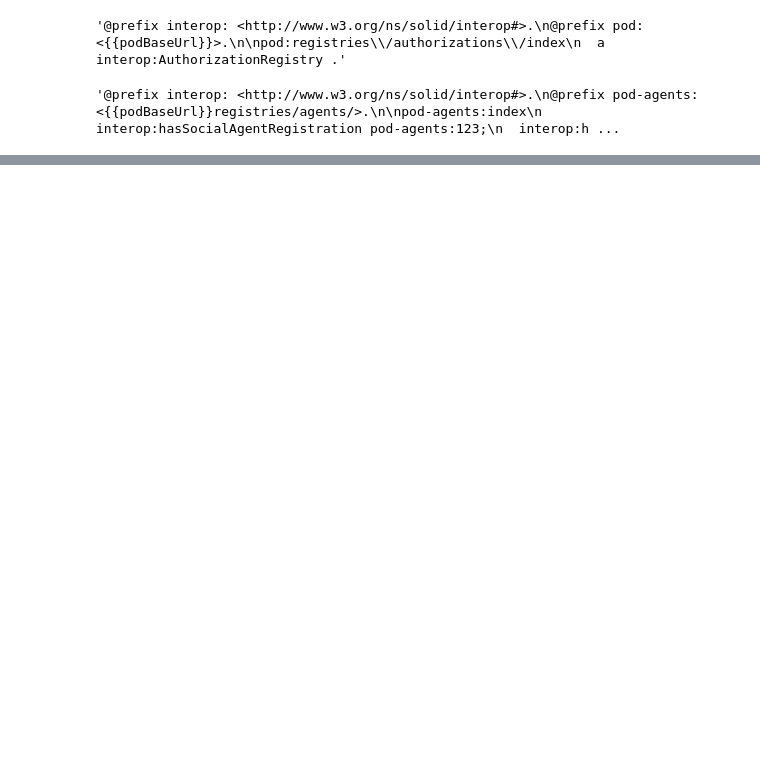
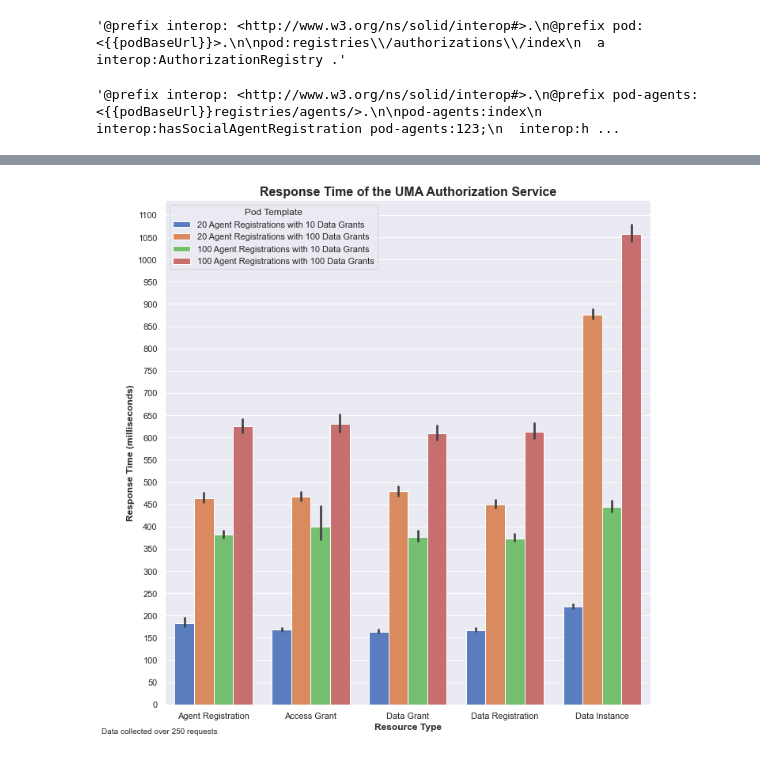
Before and after one commit to laurensdeb/interoperability, a Jupyter notebook: packages/css/templates/generate.ipynb, the cells around one changed output, grey strips where cells are left out. Drawn from its saved outputs; the diff is of its cells as text; code cells hidden in the pictures; blank space fills up the shorter version.

```diff
--- a/packages/css/templates/generate.ipynb
+++ b/packages/css/templates/generate.ipynb
@@ -272,0 +323,10 @@ generateRegistrySet('pod-10_10', 10, 10, 5)
+# %%
+# 50_100
+dummy_authn = 'https%3A%2F%2Fexample.org%2F24:https%3A%2F%2Fexample.org%2Fapp%2F4'
+config = '(50, 100)'
+
+registration = 'http://localhost:3000/alice/registries/agents/4c92f89b-f418-414c-9748-e932ec492d1d'
+access_grant = 'http://localhost:3000/alice/registries/authorizations/d18d14f0-6e4c-465d-a4a7-bf99bdbc3936'
+data_grant = 'http://localhost:3000/alice/registries/authorizations/9a1ed460-2aad-431f-a0af-9d11faa873dc'
+data_registration = 'http://localhost:3000/alice/data/bea7c6ec-979a-426e-8bda-9e240d9da0b3/'
+data_instance = 'http://localhost:3000/alice/data/bea7c6ec-979a-426e-8bda-9e240d9da0b3/c4ad5428-a96b-45b3-924c-331fb4858ec4'
@@ -272,0 +379,6 @@ generateRegistrySet('pod-10_10', 10, 10, 5)
+# %%
+
+#load data into a DataFrame object:
+df_temp = pd.DataFrame(res)
+df_temp['configuration'] = config
+df_temp
@@ -272,0 +399,3 @@ generateRegistrySet('pod-10_10', 10, 10, 5)
+# %%
+df = pd.concat([df, df_temp])
+df
@@ -272,0 +416,36 @@ generateRegistrySet('pod-10_10', 10, 10, 5)
+# %%
+import seaborn as sns
+import matplotlib.pyplot as plt
+import numpy as np
+from matplotlib import rcParams
+
+rcParams['font.family'] = 'sans-serif'
+rcParams['font.sans-serif'] = ['Calibri']
+sns.set_theme()
+g = sns.catplot(x="type", y="time", hue="configuration",
+                   data=df, kind="bar",
+                   height=10, palette="muted", legend=False)
+
+plt.title('Response Time of the UMA Authorization Service', fontweight='bold', fontsize=16)
+legend = plt.legend()
+legend.set_title("Pod Template")
+mapping = {"(10, 10)": "20 Agent Registrations with 10 Data Grants",
+"(10, 100)": "20 Agent Registrations with 100 Data Grants",
+"(50, 10)": "100 Agent Registrations with 10 Data Grants",
+"(50, 100)": "100 Agent Registrations with 100 Data Grants",
+}
+for t in legend.texts:
+    t.set_text(mapping[t.get_text()])
+
+g.set_ylabels("Response Time (milliseconds)", fontweight='bold')
+g.set_xlabels("Resource Type", fontweight='bold')
+
+start, end = g.ax.get_ylim()
+g.ax.yaxis.set_ticks(np.arange(start, end, 50))
+
+plt.annotate('Data collected over 250 requests', (0,0), (-80,-30), fontsize=10,
+             xycoords='axes fraction', textcoords='offset points', va='top')
+plt.tight_layout()
+plt.savefig("plots.pdf")
+# %% [output]
+[figure, added]
```
Also changed, not shown: parts of 15 cells of this notebook, 18 other files.
